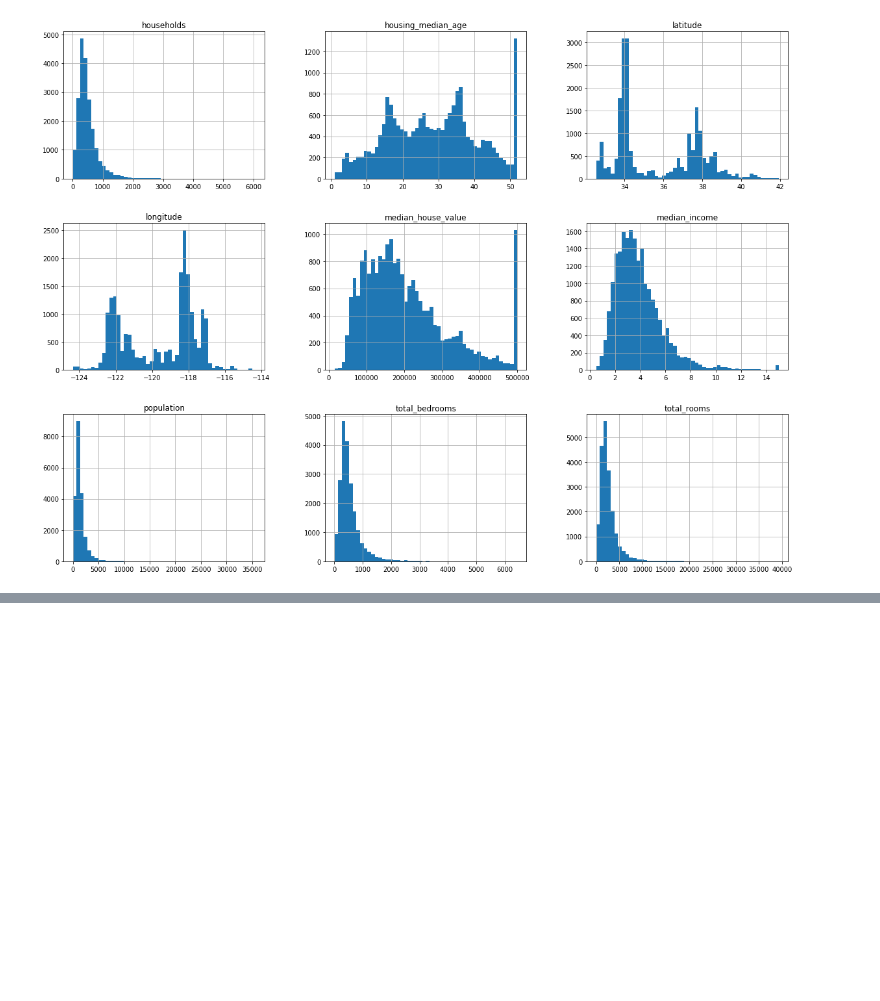
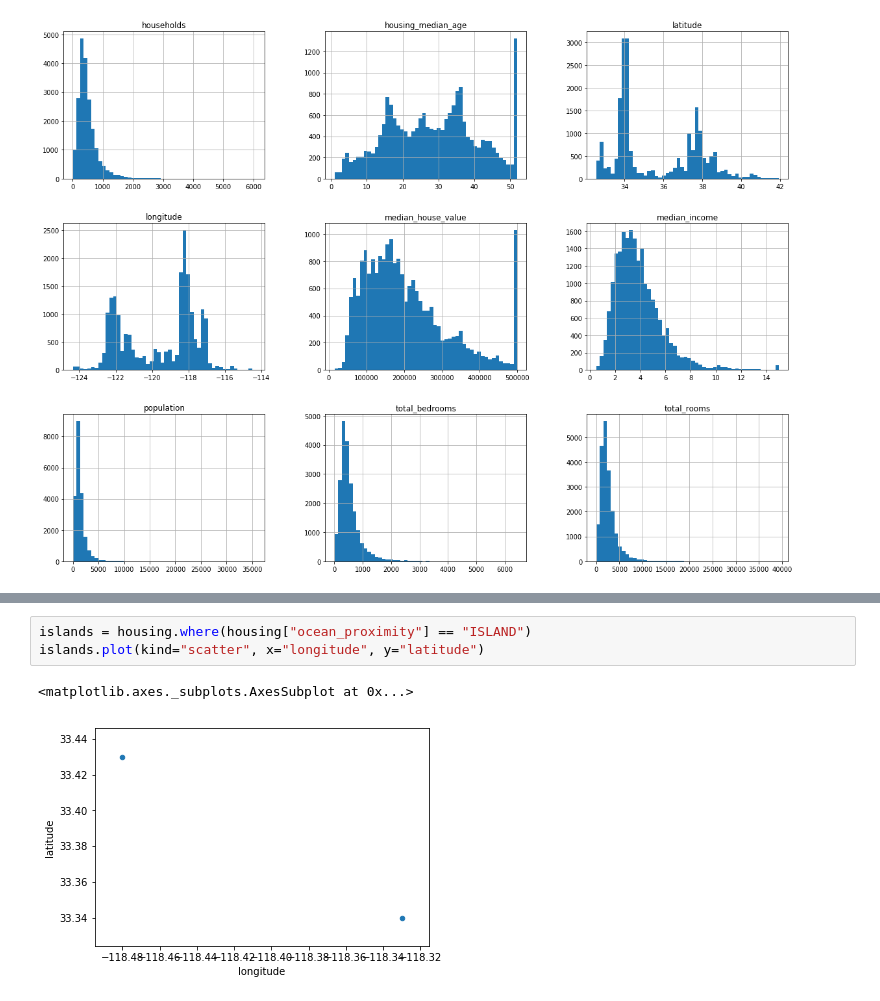
Before and after one commit to DylanEthen/N-NoB, a Jupyter notebook: HoML/Chapter2/FetchHousingData.ipynb, the cells around one changed output, grey strips where cells are left out. Cells and saved outputs as stored; diff of their text form; blank space fills up the shorter version.

```diff
--- a/HoML/Chapter2/FetchHousingData.ipynb
+++ b/HoML/Chapter2/FetchHousingData.ipynb
@@ -268,0 +356,6 @@ plt.show
+# %%
+islands = housing.where(housing["ocean_proximity"] == "ISLAND")
+islands.plot(kind="scatter", x="longitude", y="latitude")
+# %% [output]
+<matplotlib.axes._subplots.AxesSubplot at 0x...>
+[figure, added]
```
Also changed, not shown: parts of 64 cells of this notebook.
